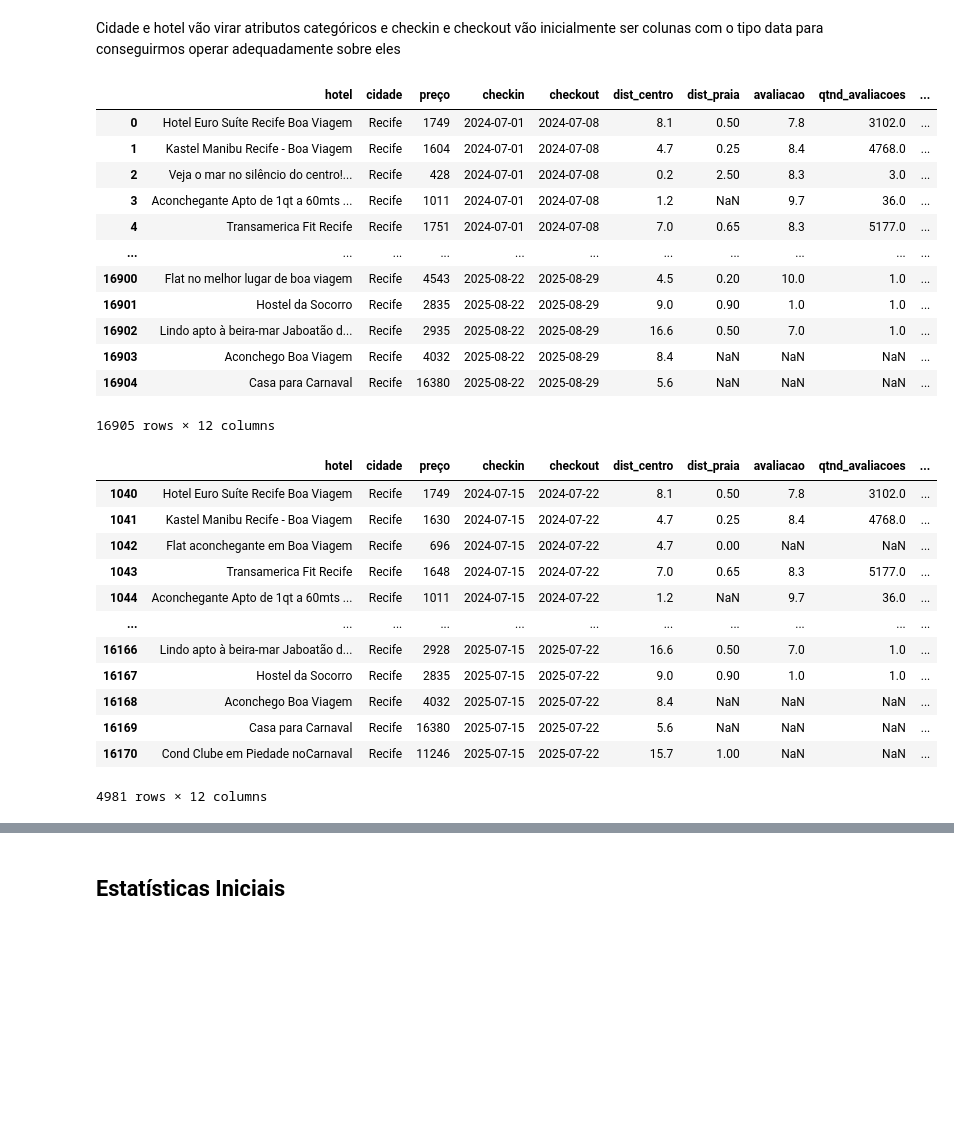
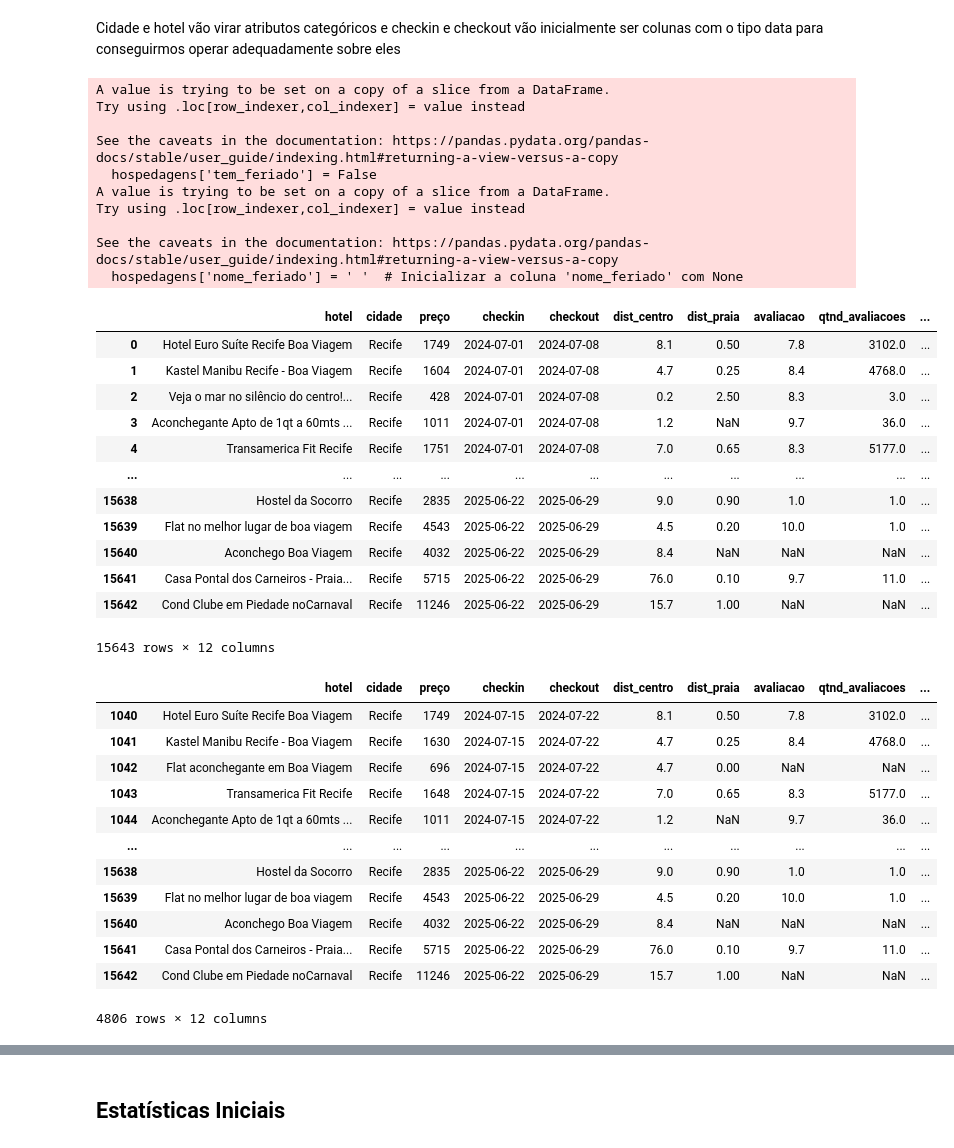
Before and after one commit to clarabarretto/data-science, a Jupyter notebook: data analysis/hospedagens-recife.ipynb, the cells around one changed output, grey strips where cells are left out. Saved outputs shown, nothing was run; the diff lists cells and outputs as text; code cells hidden in the pictures; blank space fills up the shorter version.

Commit message:
processing holidays data

```diff
--- a/data analysis/hospedagens-recife.ipynb
+++ b/data analysis/hospedagens-recife.ipynb
@@ -34,39 +34,48 @@ hosp['data_extracao'] = hosp["data_extracao"].astype("category")
 hospedagens = hosp[~((hosp['checkin'].dt.month > 6) & (hosp['checkin'].dt.year == 2025))]
 # %%
 # Inicializar a coluna 'tem_feriado' como False
-hosp['tem_feriado'] = False
-hosp['nome_feriado'] = None  # Inicializar a coluna 'nome_feriado' com None
+hospedagens['tem_feriado'] = False
+hospedagens['nome_feriado'] = ' '  # Inicializar a coluna 'nome_feriado' com None
 
 # Iterar sobre os feriados e marcar se houver interseção com o período de estadia
 for index, row in fer.iterrows():
     data_feriado = row['data']
     feriado = row['nome_feriado']
-
     # Verificar se há interseção entre a data do feriado e o período de estadia
-    mask = (hosp['checkin'] <= data_feriado) & (hosp['checkout'] >= data_feriado)
+    mask = (hospedagens['checkin'] <= data_feriado) & (hospedagens['checkout'] >= data_feriado)
 
     # Marcar 'tem_feriado' como True nas linhas que satisfazem a condição
-    hosp.loc[mask, 'tem_feriado'] = True
-    hosp.loc[mask, 'nome_feriado'] = feriado  # Adicionar o nome do feriado
+    hospedagens.loc[mask, 'tem_feriado'] = True
+    hospedagens.loc[mask, 'nome_feriado'] = feriado  # Adicionar o nome do feriado
 
-# Exibir o DataFrame hosp atualizadoh
-hosp
+# Exibir o DataFrame hospedagens atualizadoh
+hospedagens
 # %% [output]
+A value is trying to be set on a copy of a slice from a DataFrame.
+Try using .loc[row_indexer,col_indexer] = value instead
+
+See the caveats in the documentation: https://pandas.pydata.org/pandas-docs/stable/user_guide/indexing.html#returning-a-view-versus-a-copy
+  hospedagens['tem_feriado'] = False
+A value is trying to be set on a copy of a slice from a DataFrame.
+Try using .loc[row_indexer,col_indexer] = value instead
+
+See the caveats in the documentation: https://pandas.pydata.org/pandas-docs/stable/user_guide/indexing.html#returning-a-view-versus-a-copy
+  hospedagens['nome_feriado'] = ' '  # Inicializar a coluna 'nome_feriado' com None
 |  | hotel | cidade | preço | checkin | checkout | dist_centro | dist_praia | avaliacao | qtnd_avaliacoes | ... |
 | 0 | Hotel Euro Suíte Recife Boa Viagem | Recife | 1749 | 2024-07-01 | 2024-07-08 | 8.1 | 0.50 | 7.8 | 3102.0 | ... |
 | 1 | Kastel Manibu Recife - Boa Viagem | Recife | 1604 | 2024-07-01 | 2024-07-08 | 4.7 | 0.25 | 8.4 | 4768.0 | ... |
 | 2 | Veja o mar no silêncio do centro!... | Recife | 428 | 2024-07-01 | 2024-07-08 | 0.2 | 2.50 | 8.3 | 3.0 | ... |
 | 3 | Aconchegante Apto de 1qt a 60mts ... | Recife | 1011 | 2024-07-01 | 2024-07-08 | 1.2 | NaN | 9.7 | 36.0 | ... |
 | 4 | Transamerica Fit Recife | Recife | 1751 | 2024-07-01 | 2024-07-08 | 7.0 | 0.65 | 8.3 | 5177.0 | ... |
 | ... | ... | ... | ... | ... | ... | ... | ... | ... | ... | ... |
-| 16900 | Flat no melhor lugar de boa viagem | Recife | 4543 | 2025-08-22 | 2025-08-29 | 4.5 | 0.20 | 10.0 | 1.0 | ... |
-| 16901 | Hostel da Socorro | Recife | 2835 | 2025-08-22 | 2025-08-29 | 9.0 | 0.90 | 1.0 | 1.0 | ... |
-| 16902 | Lindo apto à beira-mar Jaboatão d... | Recife | 2935 | 2025-08-22 | 2025-08-29 | 16.6 | 0.50 | 7.0 | 1.0 | ... |
-| 16903 | Aconchego Boa Viagem | Recife | 4032 | 2025-08-22 | 2025-08-29 | 8.4 | NaN | NaN | NaN | ... |
-| 16904 | Casa para Carnaval | Recife | 16380 | 2025-08-22 | 2025-08-29 | 5.6 | NaN | NaN | NaN | ... |
+| 15638 | Hostel da Socorro | Recife | 2835 | 2025-06-22 | 2025-06-29 | 9.0 | 0.90 | 1.0 | 1.0 | ... |
+| 15639 | Flat no melhor lugar de boa viagem | Recife | 4543 | 2025-06-22 | 2025-06-29 | 4.5 | 0.20 | 10.0 | 1.0 | ... |
+| 15640 | Aconchego Boa Viagem | Recife | 4032 | 2025-06-22 | 2025-06-29 | 8.4 | NaN | NaN | NaN | ... |
+| 15641 | Casa Pontal dos Carneiros - Praia... | Recife | 5715 | 2025-06-22 | 2025-06-29 | 76.0 | 0.10 | 9.7 | 11.0 | ... |
+| 15642 | Cond Clube em Piedade noCarnaval | Recife | 11246 | 2025-06-22 | 2025-06-29 | 15.7 | 1.00 | NaN | NaN | ... |
-16905 rows × 12 columns
+15643 rows × 12 columns
 # %%
-hosp[hosp['tem_feriado'] == True]
+hospedagens[hospedagens['tem_feriado'] == True]
 # %% [output]
 |  | hotel | cidade | preço | checkin | checkout | dist_centro | dist_praia | avaliacao | qtnd_avaliacoes | ... |
 | 1040 | Hotel Euro Suíte Recife Boa Viagem | Recife | 1749 | 2024-07-15 | 2024-07-22 | 8.1 | 0.50 | 7.8 | 3102.0 | ... |
@@ -75,12 +84,12 @@ hosp[hosp['tem_feriado'] == True]
 | 1043 | Transamerica Fit Recife | Recife | 1648 | 2024-07-15 | 2024-07-22 | 7.0 | 0.65 | 8.3 | 5177.0 | ... |
 | 1044 | Aconchegante Apto de 1qt a 60mts ... | Recife | 1011 | 2024-07-15 | 2024-07-22 | 1.2 | NaN | 9.7 | 36.0 | ... |
 | ... | ... | ... | ... | ... | ... | ... | ... | ... | ... | ... |
-| 16166 | Lindo apto à beira-mar Jaboatão d... | Recife | 2928 | 2025-07-15 | 2025-07-22 | 16.6 | 0.50 | 7.0 | 1.0 | ... |
-| 16167 | Hostel da Socorro | Recife | 2835 | 2025-07-15 | 2025-07-22 | 9.0 | 0.90 | 1.0 | 1.0 | ... |
-| 16168 | Aconchego Boa Viagem | Recife | 4032 | 2025-07-15 | 2025-07-22 | 8.4 | NaN | NaN | NaN | ... |
-| 16169 | Casa para Carnaval | Recife | 16380 | 2025-07-15 | 2025-07-22 | 5.6 | NaN | NaN | NaN | ... |
-| 16170 | Cond Clube em Piedade noCarnaval | Recife | 11246 | 2025-07-15 | 2025-07-22 | 15.7 | 1.00 | NaN | NaN | ... |
+| 15638 | Hostel da Socorro | Recife | 2835 | 2025-06-22 | 2025-06-29 | 9.0 | 0.90 | 1.0 | 1.0 | ... |
+| 15639 | Flat no melhor lugar de boa viagem | Recife | 4543 | 2025-06-22 | 2025-06-29 | 4.5 | 0.20 | 10.0 | 1.0 | ... |
+| 15640 | Aconchego Boa Viagem | Recife | 4032 | 2025-06-22 | 2025-06-29 | 8.4 | NaN | NaN | NaN | ... |
+| 15641 | Casa Pontal dos Carneiros - Praia... | Recife | 5715 | 2025-06-22 | 2025-06-29 | 76.0 | 0.10 | 9.7 | 11.0 | ... |
+| 15642 | Cond Clube em Piedade noCarnaval | Recife | 11246 | 2025-06-22 | 2025-06-29 | 15.7 | 1.00 | NaN | NaN | ... |
-4981 rows × 12 columns
+4806 rows × 12 columns
 # %%
 # confirmando o tipo dos dados
 hospedagens.dtypes
```
Also changed, not shown: parts of 23 cells of this notebook, 1 other file.
